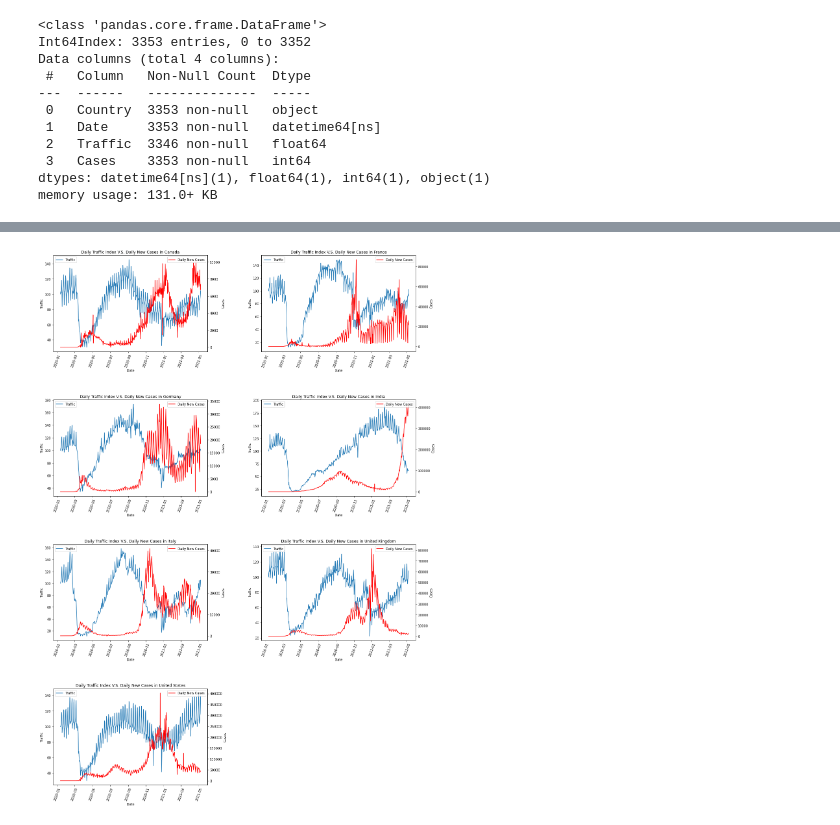
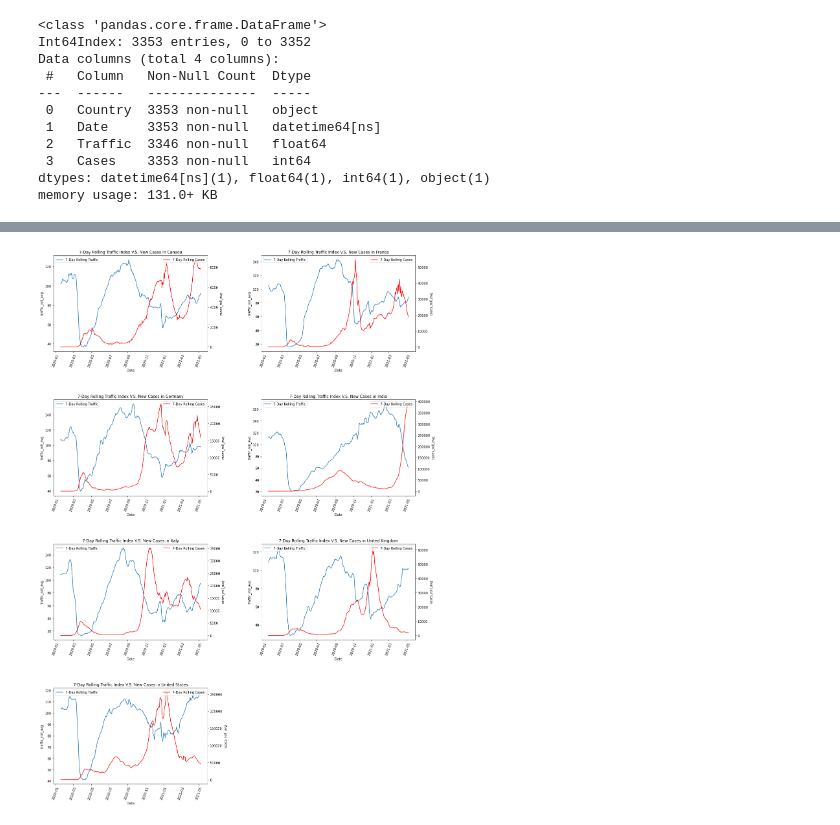
Before and after one commit to Wenjun-Mao/SIADS591_Project, a Jupyter notebook: Project591_Traffice_and_Covid.ipynb, the cells around one changed output, grey strips where cells are left out. Saved outputs shown, nothing was run; the diff lists cells and outputs as text; code cells hidden in the pictures.

```diff
--- a/Project591_Traffice_and_Covid.ipynb
+++ b/Project591_Traffice_and_Covid.ipynb
@@ -51,21 +65,35 @@ memory usage: 131.0+ KB
+# %%
+def add_rolling_avg(df, periods=7):
+    unique_countries = df['Country'].unique()
+    for i in range(len(unique_countries)):
+        df_ = df[df['Country'] == unique_countries[i]].copy()
+        df_['traffic_roll_avg'] = df_['Traffic'].rolling(periods).mean()
+        df_['cases_roll_avg'] = df_['Cases'].rolling(periods).mean()
+        if i == 0:
+            output = df_
+        else:
+            output = pd.concat([output, df_])
+    return output.reset_index().drop(columns = ['index'])
+# %%
+finaldf = add_rolling_avg(finaldf)
 # %%
 # Now, since we've got 7 countries in the list, let's plot our data into a 4x2
 i=1
 for country in finaldf['Country'].unique():
-    df = finaldf[finaldf['Country']==country]
+    df = finaldf[finaldf['Country']==country].copy()
     fig = plt.gcf()
     fig.set_size_inches(20, 30)
     ax = fig.add_subplot(4, 2, i)
 
-    sns.lineplot(x=df['Date'],y=df['Traffic'], ax=ax, label='Traffic', legend=False)
+    sns.lineplot(x=df['Date'],y=df['traffic_roll_avg'], ax=ax, label='7-Day Rolling Traffic', legend=False)
     ax2 = ax.twinx()
-    sns.lineplot(x=df['Date'],y=df['Cases'], ax=ax2, color='red', label = 'Daily New Cases', legend=False)
+    sns.lineplot(x=df['Date'],y=df['cases_roll_avg'], ax=ax2, color='red', label = '7-Day Rolling Cases', legend=False)
 
-    ax.set_title('Daily Traffic Index V.S. Daily New Cases in {}'.format(country))
+    ax.set_title('7-Day Rolling Traffic Index V.S. New Cases in {}'.format(country))
     plt.gcf().subplots_adjust(hspace=0.5, wspace=0.35)
     plt.setp(ax.xaxis.get_majorticklabels(), rotation=70)
     ax.legend(loc='upper left')
     ax2.legend(loc = 'upper right')
     i+=1
 # %% [output]
-[figure, old version]
+[figure, new version]
```
Also changed, not shown: parts of 12 cells of this notebook.
